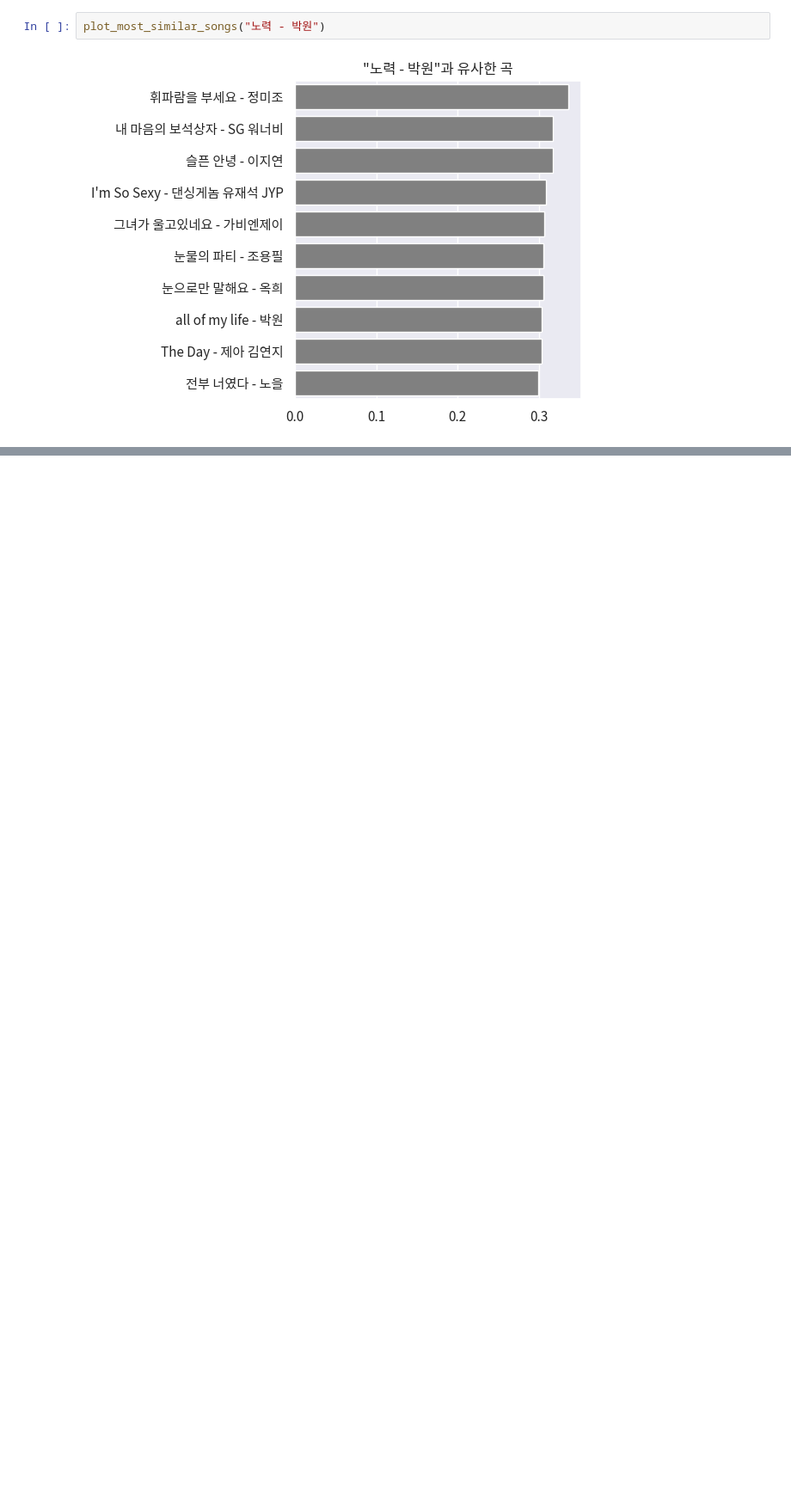
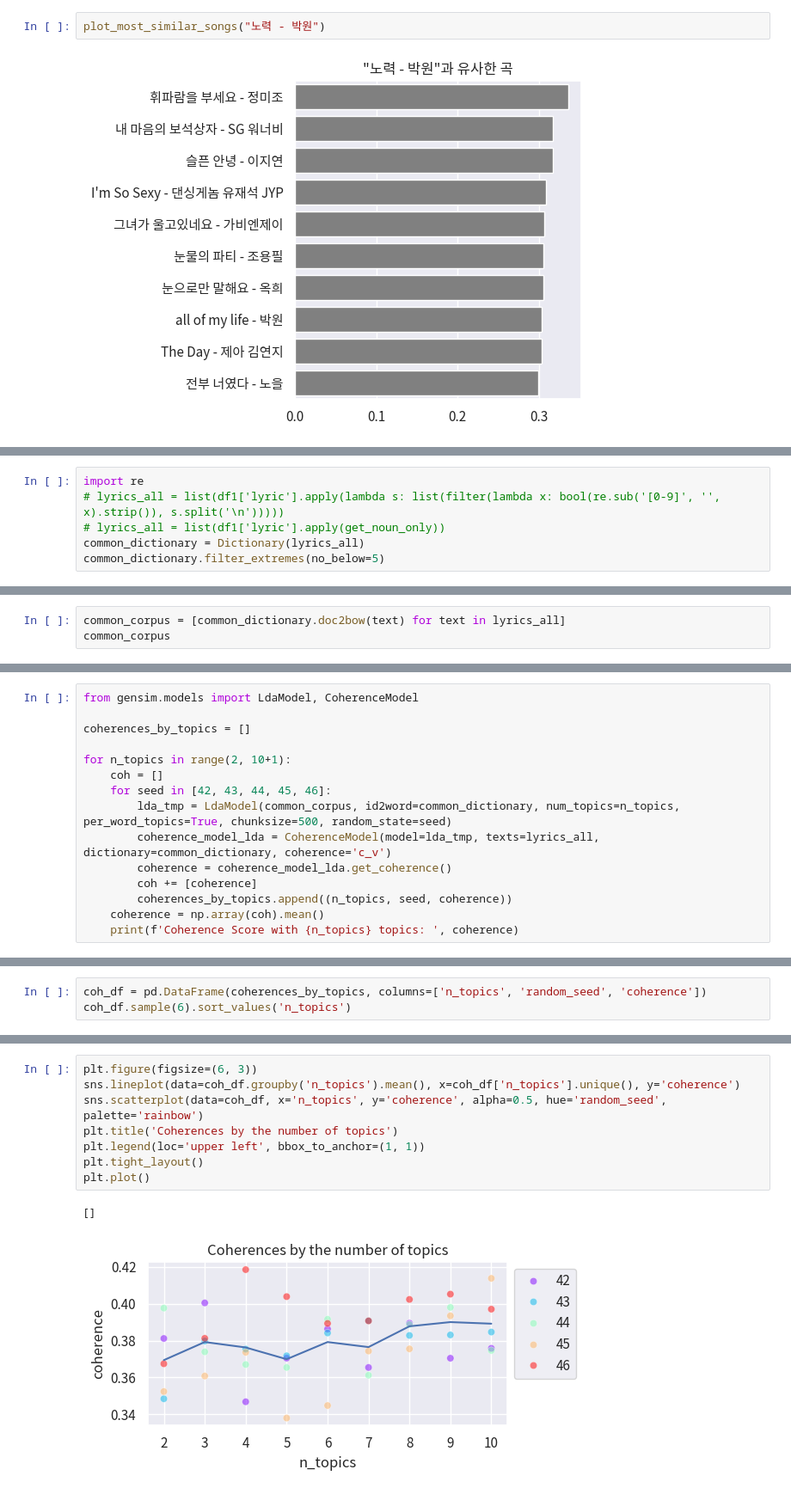
Before and after one commit to joonas-yoon/kpop-lyrics-analytics, a Jupyter notebook: clustering.ipynb, the cells around one changed output, grey strips where cells are left out. Shown at 86% size. Cells and saved outputs as stored; diff of their text form; blank space fills up the shorter version.

Commit message:
feat: use LDA to cluster topics

```diff
--- a/clustering.ipynb
+++ b/clustering.ipynb
@@ -339,0 +373,6 @@ plot_most_similar_songs("노력 - 박원")
+# %%
+import re
+# lyrics_all = list(df1['lyric'].apply(lambda s: list(filter(lambda x: bool(re.sub('[0-9]', '', x).strip()), s.split('\n')))))
+# lyrics_all = list(df1['lyric'].apply(get_noun_only))
+common_dictionary = Dictionary(lyrics_all)
+common_dictionary.filter_extremes(no_below=5)
@@ -339,0 +392,3 @@ plot_most_similar_songs("노력 - 박원")
+# %%
+common_corpus = [common_dictionary.doc2bow(text) for text in lyrics_all]
+common_corpus
@@ -339,0 +417,15 @@ plot_most_similar_songs("노력 - 박원")
+# %%
+from gensim.models import LdaModel, CoherenceModel
+
+coherences_by_topics = []
+
+for n_topics in range(2, 10+1):
+    coh = []
+    for seed in [42, 43, 44, 45, 46]:
+        lda_tmp = LdaModel(common_corpus, id2word=common_dictionary, num_topics=n_topics, per_word_topics=True, chunksize=500, random_state=seed)
+        coherence_model_lda = CoherenceModel(model=lda_tmp, texts=lyrics_all, dictionary=common_dictionary, coherence='c_v')
+        coherence = coherence_model_lda.get_coherence()
+        coh += [coherence]
+        coherences_by_topics.append((n_topics, seed, coherence))
+    coherence = np.array(coh).mean()
+    print(f'Coherence Score with {n_topics} topics: ', coherence)
@@ -339,0 +442,3 @@ plot_most_similar_songs("노력 - 박원")
+# %%
+coh_df = pd.DataFrame(coherences_by_topics, columns=['n_topics', 'random_seed', 'coherence'])
+coh_df.sample(6).sort_values('n_topics')
@@ -339,0 +453,11 @@ plot_most_similar_songs("노력 - 박원")
+# %%
+plt.figure(figsize=(6, 3))
+sns.lineplot(data=coh_df.groupby('n_topics').mean(), x=coh_df['n_topics'].unique(), y='coherence')
+sns.scatterplot(data=coh_df, x='n_topics', y='coherence', alpha=0.5, hue='random_seed', palette='rainbow')
+plt.title('Coherences by the number of topics')
+plt.legend(loc='upper left', bbox_to_anchor=(1, 1))
+plt.tight_layout()
+plt.plot()
+# %% [output]
+[]
+[figure, added]
```
Also changed, not shown: parts of 16 cells of this notebook, 1 other file.
